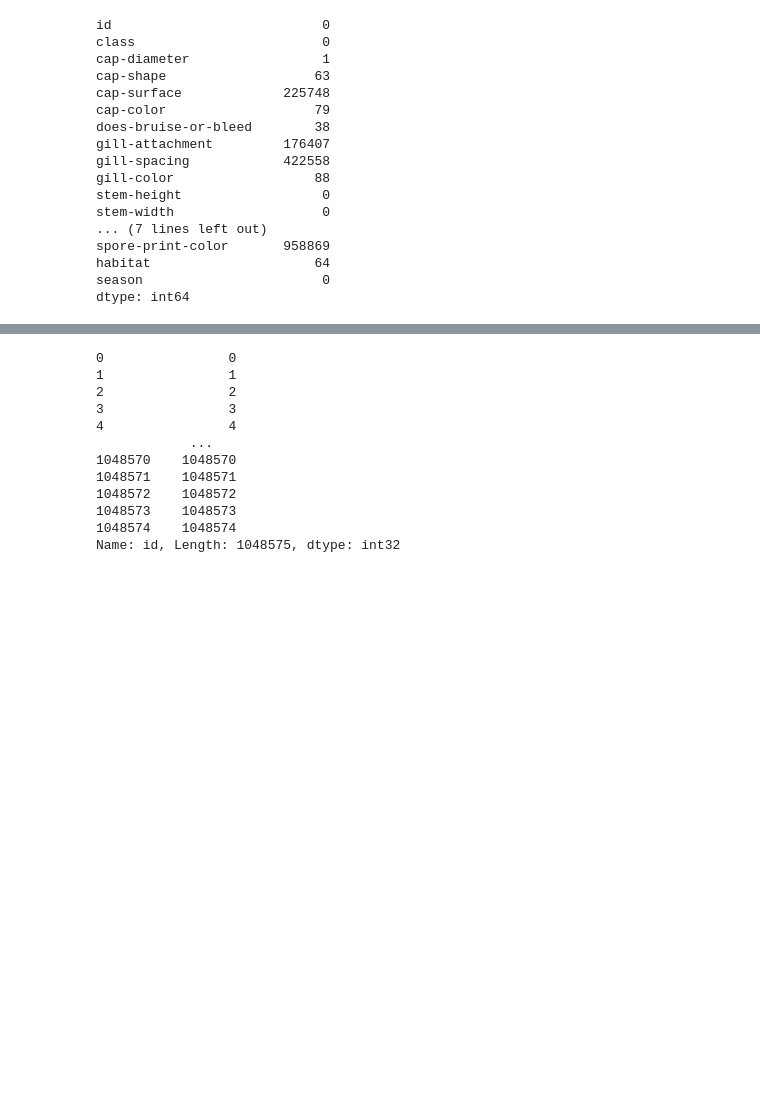
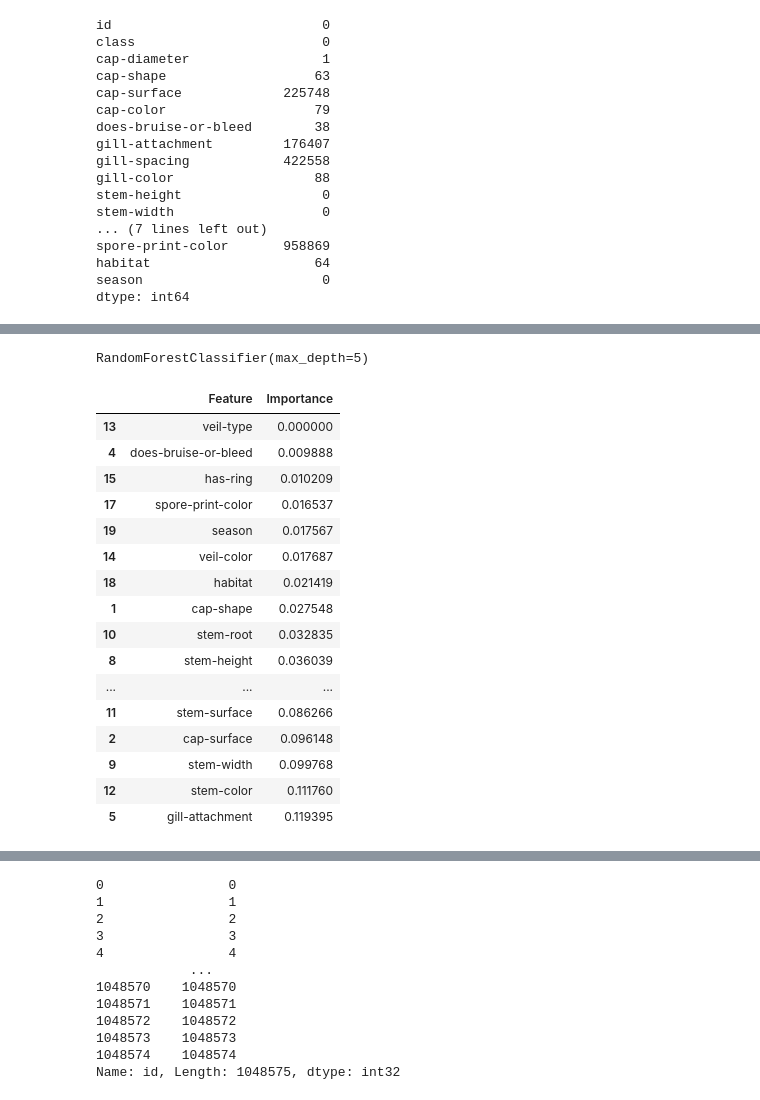
Before and after one commit to Raman369AI/GitHub, a Jupyter notebook: poisnous_mushrooms/simple.ipynb, the cells around one changed output, grey strips where cells are left out. Cells and saved outputs as stored; diff of their text form; code cells hidden in the pictures; blank space fills up the shorter version.

```diff
--- a/poisnous_mushrooms/simple.ipynb
+++ b/poisnous_mushrooms/simple.ipynb
@@ -295,0 +278,30 @@ dtype: int64
+# %%
+p
+# %% [output]
+RandomForestClassifier(max_depth=5)
+# %%
+h = p.feature_importances_
+l = pd.DataFrame({
+    'Feature': X_tree.columns,
+    'Importance': h
+})
+# %%
+l.sort_values(by = 'Importance')
+# %% [output]
+|  | Feature | Importance |
+| 13 | veil-type | 0.000000 |
+| 4 | does-bruise-or-bleed | 0.009888 |
+| 15 | has-ring | 0.010209 |
+| 17 | spore-print-color | 0.016537 |
+| 19 | season | 0.017567 |
+| 14 | veil-color | 0.017687 |
+| 18 | habitat | 0.021419 |
+| 1 | cap-shape | 0.027548 |
+| 10 | stem-root | 0.032835 |
+| 8 | stem-height | 0.036039 |
+| ... | ... | ... |
+| 11 | stem-surface | 0.086266 |
+| 2 | cap-surface | 0.096148 |
+| 9 | stem-width | 0.099768 |
+| 12 | stem-color | 0.111760 |
+| 5 | gill-attachment | 0.119395 |
```
Also changed, not shown: parts of 31 cells of this notebook.
